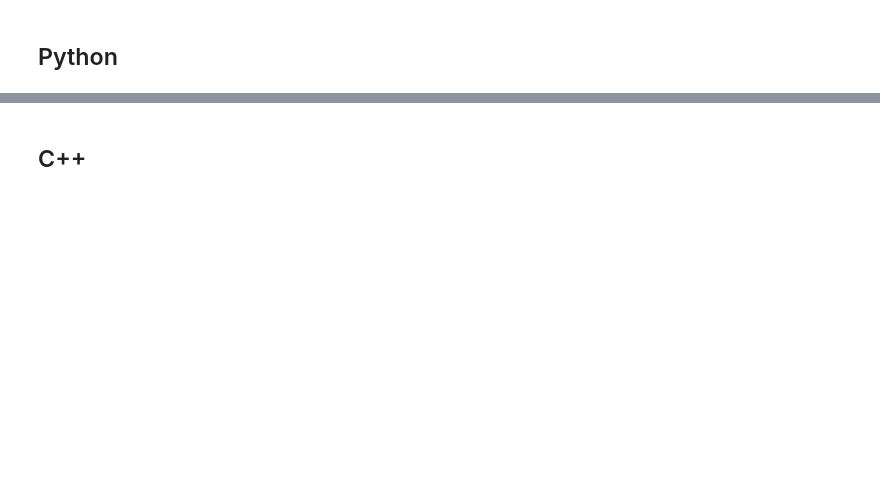
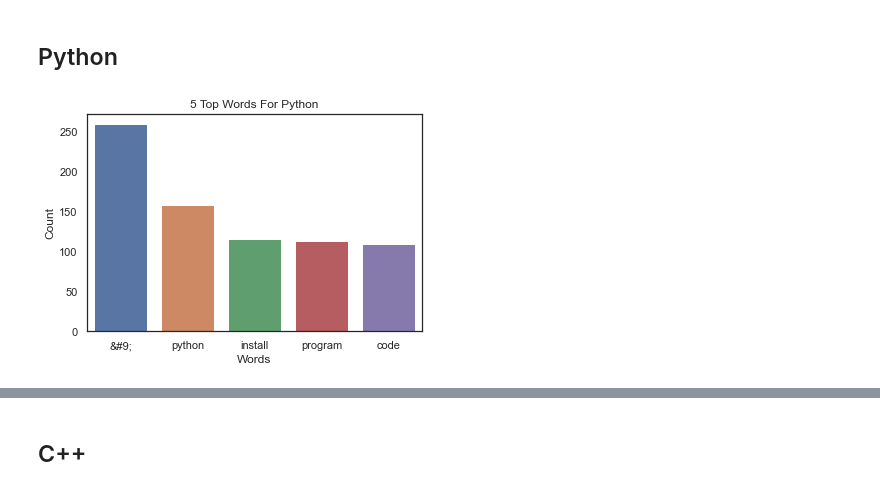
Before and after one commit to paige-arsene-cayt-nlp-project/games-nlp, a Jupyter notebook: paigework/explorescratch.ipynb, the cells around one changed output, grey strips where cells are left out. Cells and saved outputs as stored; diff of their text form; code cells hidden in the pictures; blank space fills up the shorter version.

```diff
--- a/paigework/explorescratch.ipynb
+++ b/paigework/explorescratch.ipynb
@@ -180,9 +207,11 @@ NameError: name 'axs' is not defined
 # %%
 sns.barplot(x = python_freq.head(5).index, y = python_freq.head(5).values)
 plt.xlabel('Words')
 plt.ylabel('Count')
-plt.title('5 Most Common Words For Python')
+plt.title('5 Top Words For Python')
 plt.show()
+# %% [output]
+[figure, added]
 # %%
 py_cloud = WordCloud(background_color='white', height=1000, width=400).generate((pythontxt))
 plt.figure(figsize=(8, 10))
```
Also changed, not shown: parts of 21 cells of this notebook, 1 other file.
